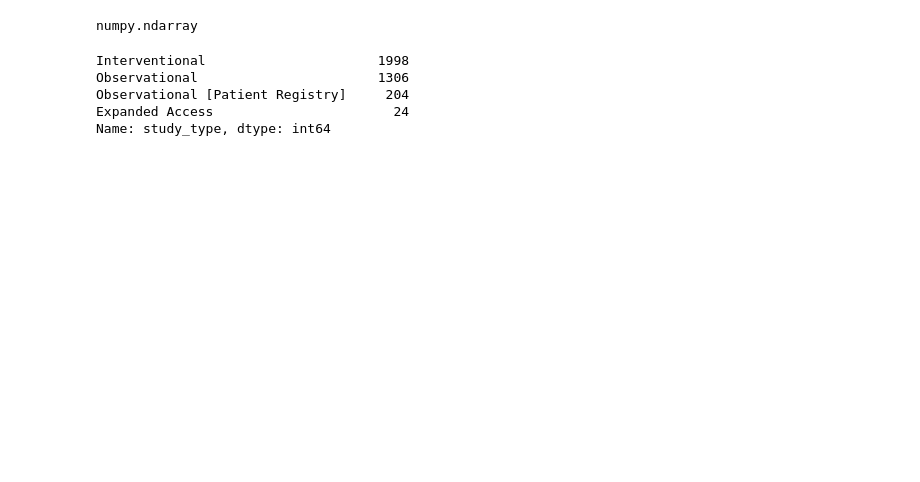
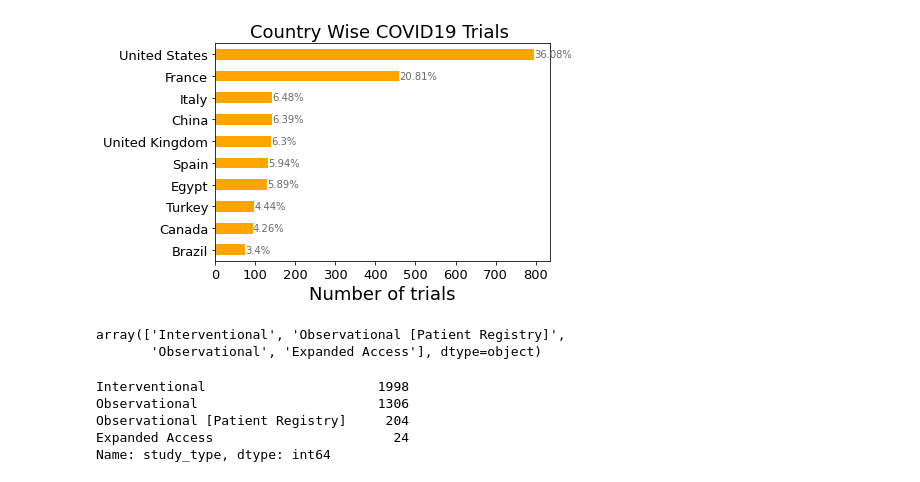
Before and after one commit to ayazwani/matplotlib, a Jupyter notebook: matpd2.ipynb, the cells around one changed output. Saved outputs shown, nothing was run; the diff lists cells and outputs as text; code cells hidden in the pictures; blank space fills up the shorter version.

```diff
--- a/matpd2.ipynb
+++ b/matpd2.ipynb
@@ -23,9 +70,39 @@ data
+# %%
+ax = data['country'].value_counts().head(10).plot(kind='barh',
+                                        color="orange", fontsize=13);
+ax.set_alpha(0.8)
+ax.set_title("Country Wise COVID19 Trials ", fontsize=18)
+ax.set_xlabel("Number of trials", fontsize=18);
+#ax.set_xticks()
+
+# create a list to collect the plt.patches data
+totals = []
+
+# find the values and append to list
+for i in ax.patches:
+    totals.append(i.get_width())
+
+# set individual bar lables using above list
+total = sum(totals)
+
+# set individual bar lables using above list
+for i in ax.patches:
+    # get_width pulls left or right; get_y pushes up or down
+    ax.text(i.get_width()+.3, i.get_y()+.38, \
+            str(round((i.get_width()/total)*100, 2))+'%', fontsize=10,
+color='dimgrey')
+
+# invert for largest on top
+ax.invert_yaxis()
+# %% [output]
+[figure, added]
 # %%
 studytype = data["study_type"].unique()
-# %%
-type(studytype)
-# %% [output]
-numpy.ndarray
+# %%
+studytype
+# %% [output]
+array(['Interventional', 'Observational [Patient Registry]',
+       'Observational', 'Expanded Access'], dtype=object)
 # %%
 counts = data["study_type"].value_counts()
 # %%
```
Also changed, not shown: parts of 42 cells of this notebook.
